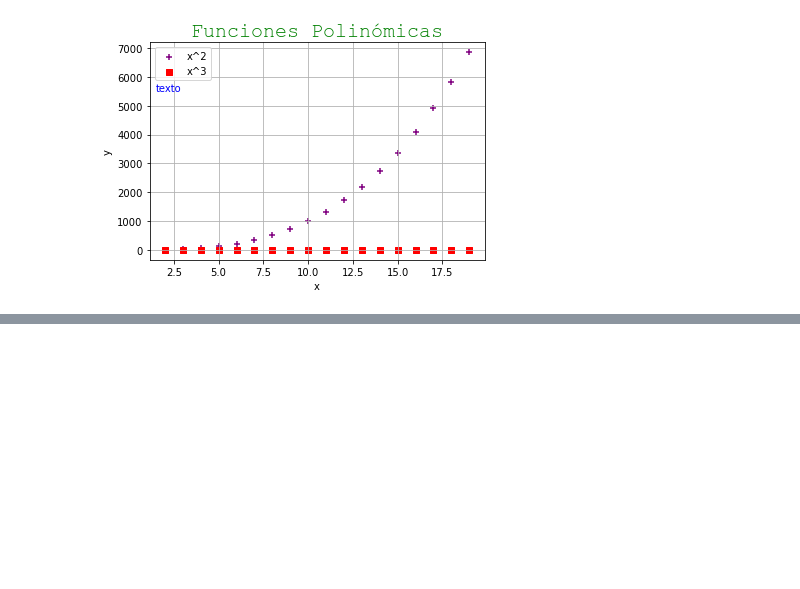
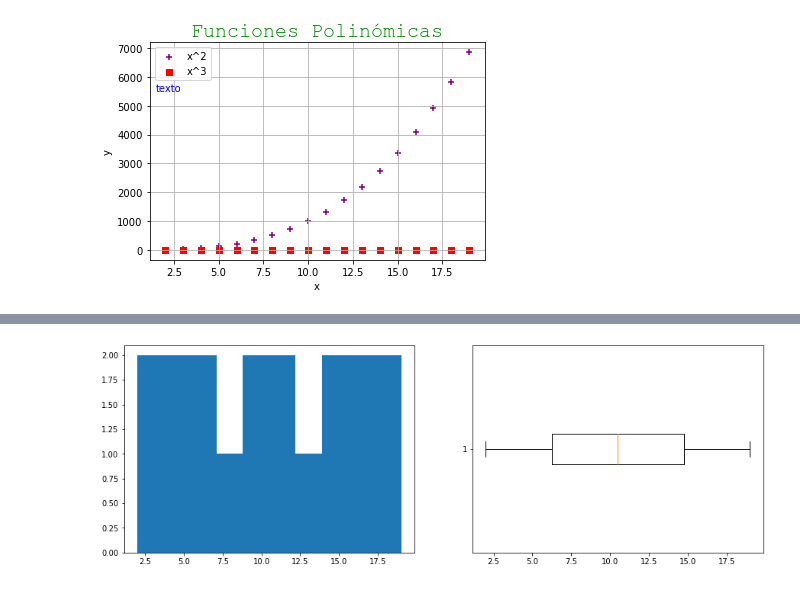
Before and after one commit to eldiaz91/ESEIT2022_BDATA_2022b, a Jupyter notebook: notebooks/0.4.hdiaz.visualizacion_datos.ipynb, the cells around one changed output, grey strips where cells are left out. Drawn from its saved outputs; the diff is of its cells as text; code cells hidden in the pictures; blank space fills up the shorter version.

```diff
--- a/notebooks/0.4.hdiaz.visualizacion_datos.ipynb
+++ b/notebooks/0.4.hdiaz.visualizacion_datos.ipynb
@@ -41,0 +75,10 @@ Text(1.5, 5500, 'texto')
+# %%
+#Subplots, defino una figura y los ejes (derecha, arriba, abajo, etc) es como un lienzo
+
+fig, ax = plt.subplots(ncols=2, nrows=1, figsize=(15,5)) #2 columnas, 1 fila, pixeles 15 y 5
+#ax es un arreglo, una lista con los subplots que se estan creando
+
+ax[0].hist(x) #a la izquierda el histograma de x
+ax[1].boxplot(x, vert=False);
+# %% [output]
+[figure, added]
```
Also changed, not shown: parts of 6 cells of this notebook.
